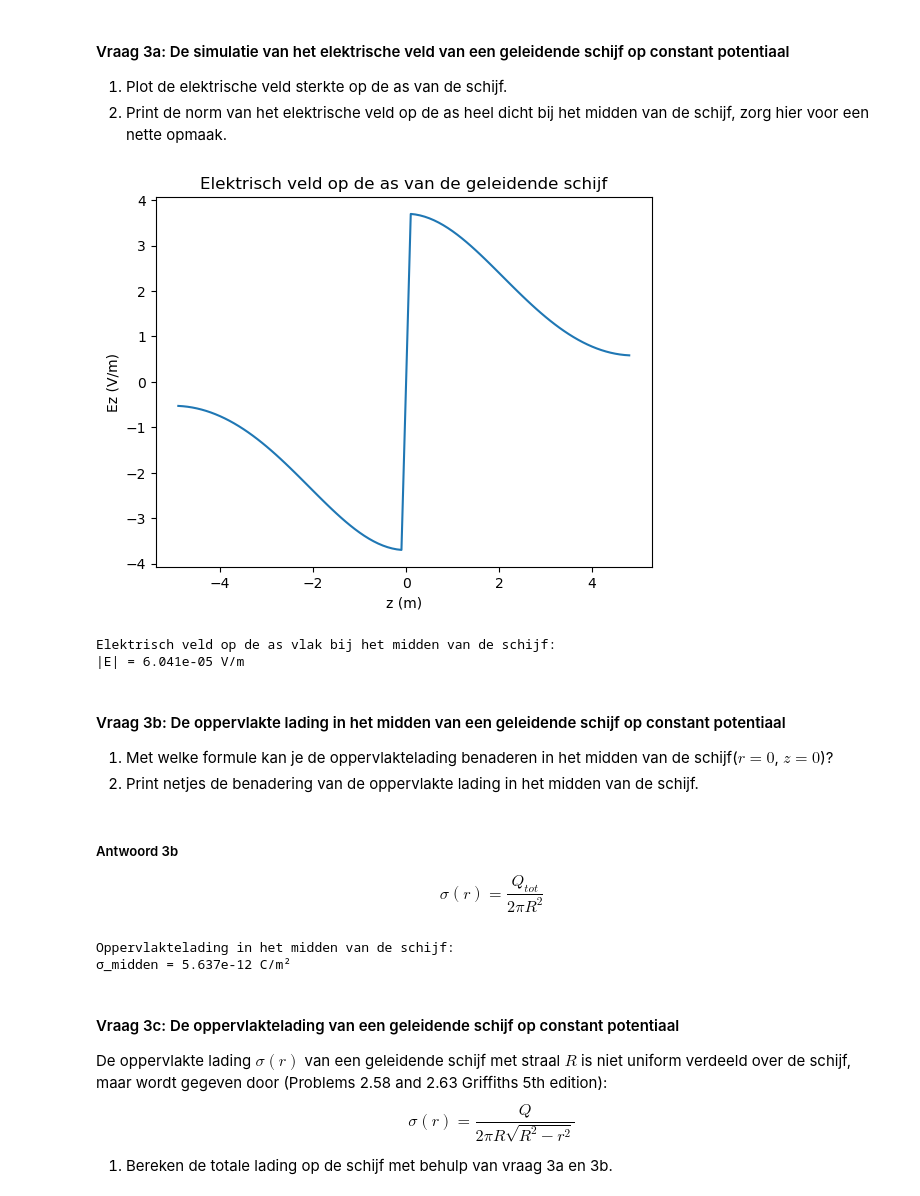
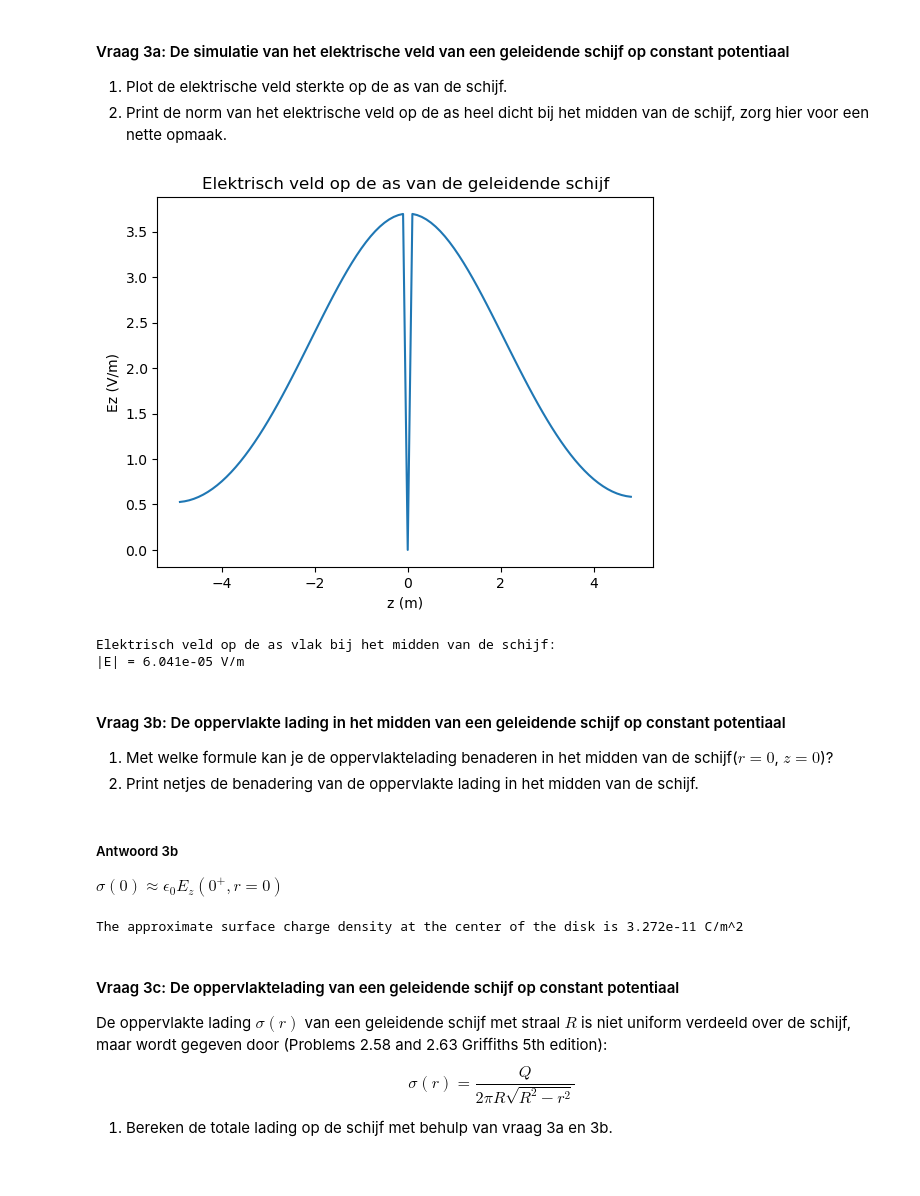
Before and after one commit to yaeljawahierkhan/opdrachten-DEF-D, a Jupyter notebook: DigitaleOntwerpopdrachten/1CondensatorOpdracht/CondensatorOntwerpopdracht.ipynb, the cells around one changed output. Cells and saved outputs as stored; diff of their text form; code cells hidden in the pictures; blank space fills up the shorter version.

```diff
--- a/DigitaleOntwerpopdrachten/1CondensatorOpdracht/CondensatorOntwerpopdracht.ipynb
+++ b/DigitaleOntwerpopdrachten/1CondensatorOpdracht/CondensatorOntwerpopdracht.ipynb
@@ -378,24 +377,24 @@ plot_results_disk(Ez, Er, normE, V, r, z, grid_step, disk_radius, z_pos_disk1, z
 # %%
 import numpy as np
 import matplotlib.pyplot as plt
 
 
-Ez_as = Ez[:,0]
+Ez_as = normE[:,0]
 
 plt.figure()
 plt.plot(z_for_E, Ez_as)
 plt.xlabel("z (m)")
 plt.ylabel("Ez (V/m)")
 plt.title("Elektrisch veld op de as van de geleidende schijf")
 plt.show()
 
 idx_z_center = np.argmin(np.abs(z_for_E - z_pos_disk1))
 E_norm_center = normE[idx_z_center, 0]
 
 print("Elektrisch veld op de as vlak bij het midden van de schijf:")
 print(f"|E| = {E_norm_center:.3e} V/m")
 # %% [output]
-[figure, old version]
+[figure, new version]
 Elektrisch veld op de as vlak bij het midden van de schijf:
 |E| = 6.041e-05 V/m
 # %% [markdown]
@@ -405,24 +404,15 @@ Elektrisch veld op de as vlak bij het midden van de schijf:
 2. Print netjes de benadering van de oppervlakte lading in het midden van de schijf.
 # %% [markdown]
 ##### Antwoord 3b
-
-$$\sigma(r) = \frac{Q_{tot}}{2 \pi R^2}$$
+$\sigma(0) \approx \epsilon_{0}E_z(0^+,r=0)$
 # %%
-epsilon0 = 8.854e-12  # F/m
-R = disk_radius       # straal van de schijf
-V0 = V1               # potentiaal van de schijf
+idx_z0 = np.argmin(np.abs(z_for_E - z_pos_disk1))
+Ez_surface = Ez[idx_z0 + 1,0]
 
-# Totale lading op de schijf
-Q_tot = 2 * epsilon0 * V0 * R
-
-# Oppervlaktelading in het midden
-sigma_midden = Q_tot / (np.pi * R**2)
-
-print("Oppervlaktelading in het midden van de schijf:")
-print(f"σ_midden = {sigma_midden:.3e} C/m²")
+sigma_center = epsilon0*Ez_surface
+print(f'The approximate surface charge density at the center of the disk is {sigma_center:.3e} C/m^2')
 # %% [output]
-Oppervlaktelading in het midden van de schijf:
-σ_midden = 5.637e-12 C/m²
+The approximate surface charge density at the center of the disk is 3.272e-11 C/m^2
 # %% [markdown]
 #### Vraag 3c: De oppervlaktelading van een geleidende schijf op constant potentiaal
 
```
Also changed, not shown: parts of 5 cells of this notebook.
